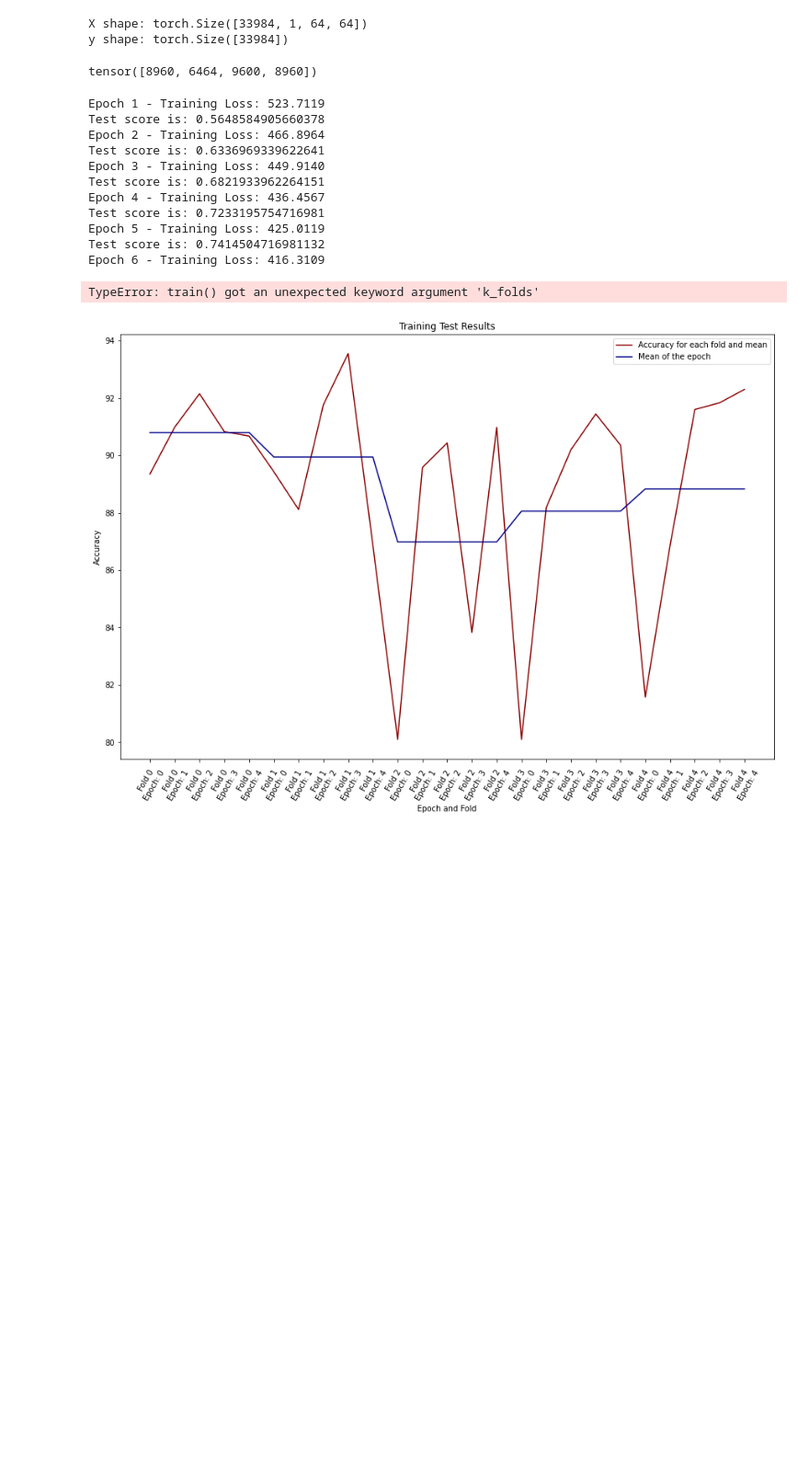
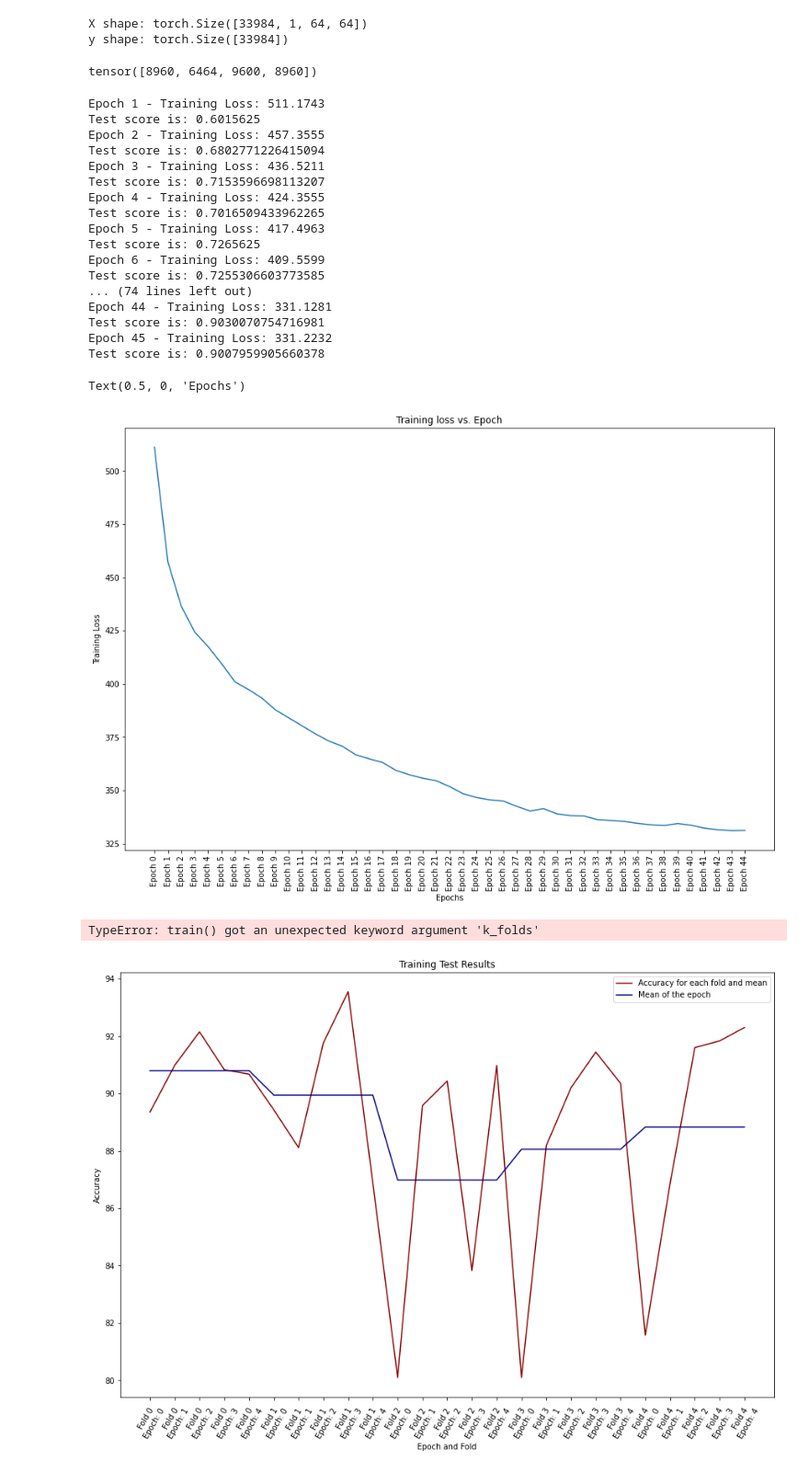
Before and after one commit to cagintunc/HealthcareApp, a Jupyter notebook: Machine Learning/alzheimer_train.ipynb, the cells around one changed output. Shown at 92% size. Drawn from its saved outputs; the diff is of its cells as text; code cells hidden in the pictures; blank space fills up the shorter version.

Commit message:
Some modifications and alzheimer model was added

```diff
--- a/Machine Learning/alzheimer_train.ipynb
+++ b/Machine Learning/alzheimer_train.ipynb
@@ -103,28 +103,28 @@ plot_some_examples(X,y)
 class CNN(nn.Module):
     def __init__(self):
         super(CNN, self).__init__()
-        self.conv_layer_1 = nn.Conv2d(1, 32, kernel_size=3, padding=1)
+        self.conv_layer_1 = nn.Conv2d(1, 32, kernel_size=6, padding=1)
         self.pool = nn.MaxPool2d(2,2)
-        self.conv_layer_2 = nn.Conv2d(32, 64, kernel_size=3, padding=1)
-        self.linear_1 = nn.Linear(64*16*16, 128)
+        self.conv_layer_2 = nn.Conv2d(32, 64, kernel_size=2, padding=1)
+        self.linear_1 = nn.Linear(64*15*15, 128)
         self.linear_2 = nn.Linear(128, 4)
         self.dropout_1 = nn.Dropout(0.25)
         self.dropout_2 = nn.Dropout(0.1)
 
     def forward(self, x):
-        x = self.conv_layer_1(x) #(B, 32, 64, 64)
+        x = self.conv_layer_1(x) #(B, 32, 60, 60)
         x = F.relu(x)
-        x = self.pool(x) #(B, 32, 32, 32)
+        x = self.pool(x) #(B, 32, 30, 30)
         x = self.dropout_1(x)
 
-        x = self.conv_layer_2(x) #(B, 64, 32, 32)
+        x = self.conv_layer_2(x) #(B, 64, 30, 30)
         x = F.relu(x)
-        x = self.pool(x) #(B, 64, 16, 16)
+        x = self.pool(x) #(B, 64, 15, 15)
         x = self.dropout_2(x)
 
         x = x.view(x.size(0), -1)
 
-        x = self.linear_1(x) #(B, 64*16*16, 128)
+        x = self.linear_1(x) #(B, 64*15*15, 128)
         x = F.relu(x)
 
         x = self.linear_2(x) #(B, 128, 3)
@@ -256,18 +256,24 @@ print(torch.bincount(y))
 # %% [output]
 tensor([8960, 6464, 9600, 8960])
 # %%
-model = train(X, y, epochs=25)
+model, losses = train(X, y, epochs=45)
 # %% [output]
-Epoch 1 - Training Loss: 523.7119
-Test score is: 0.5648584905660378
-Epoch 2 - Training Loss: 466.8964
-Test score is: 0.6336969339622641
-Epoch 3 - Training Loss: 449.9140
-Test score is: 0.6821933962264151
-Epoch 4 - Training Loss: 436.4567
-Test score is: 0.7233195754716981
-Epoch 5 - Training Loss: 425.0119
-Test score is: 0.7414504716981132
-Epoch 6 - Training Loss: 416.3109
+Epoch 1 - Training Loss: 511.1743
+Test score is: 0.6015625
+Epoch 2 - Training Loss: 457.3555
+Test score is: 0.6802771226415094
+Epoch 3 - Training Loss: 436.5211
+Test score is: 0.7153596698113207
+Epoch 4 - Training Loss: 424.3555
+Test score is: 0.7016509433962265
+Epoch 5 - Training Loss: 417.4963
+Test score is: 0.7265625
+Epoch 6 - Training Loss: 409.5599
+Test score is: 0.7255306603773585
+... (74 lines left out)
+Epoch 44 - Training Loss: 331.1281
+Test score is: 0.9030070754716981
+Epoch 45 - Training Loss: 331.2232
+Test score is: 0.9007959905660378
 # %%
 scripted_model = torch.jit.script(model)  # Convert model to TorchScript
@@ -275,3 +281,13 @@ torch.jit.save(scripted_model, "lung_1.pth")
+# %%
+plt.figure(figsize=(15, 10))
+plt.plot(losses.keys(), losses.values())
+plt.xticks(rotation=90)
+plt.title("Training loss vs. Epoch")
+plt.ylabel("Training Loss")
+plt.xlabel("Epochs")
+# %% [output]
+Text(0.5, 0, 'Epochs')
+[figure, added]
 # %%
 folds, preds = train(X, y, k_folds=5, epochs=5)
 # %% [output]
```
Also changed, not shown: parts of 1 cell of this notebook, 14 other files.
